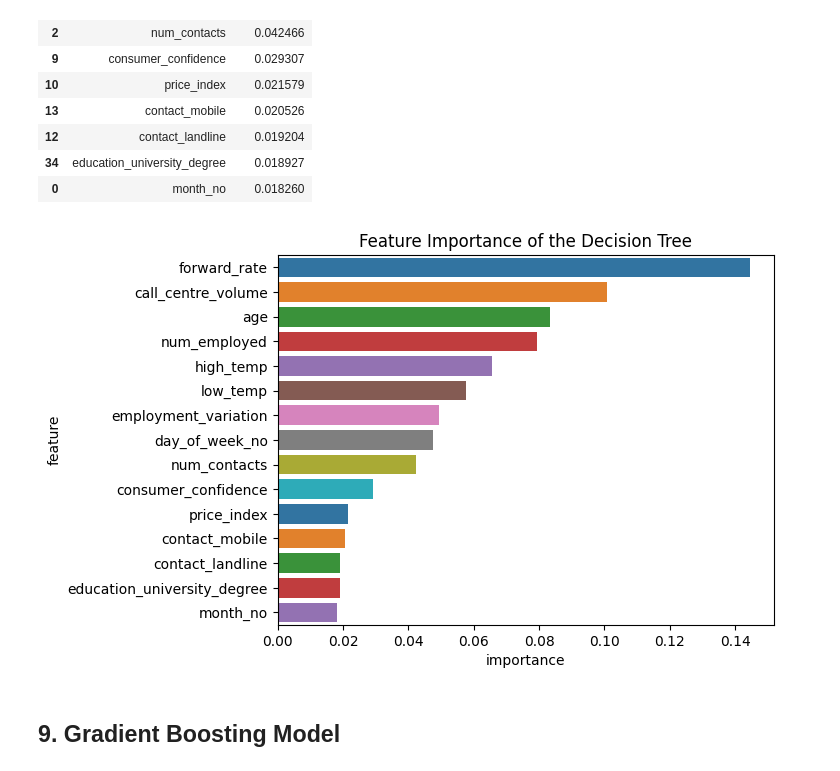
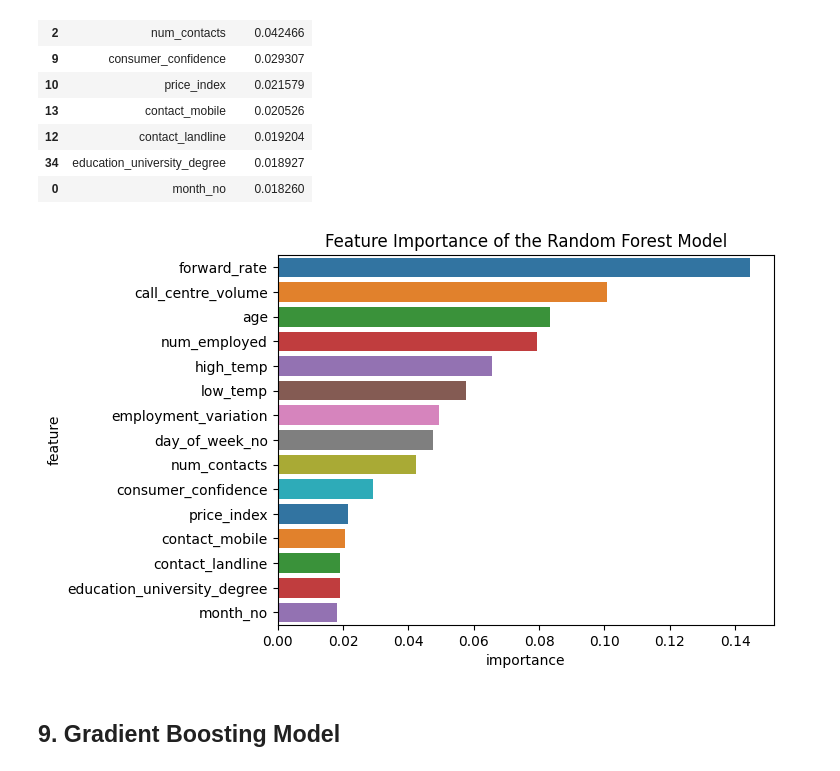
Before and after one commit to krasvachev/Data-Science-Case-Study, a Jupyter notebook: interview_solutions/task_2_machine_learning/LittleBank_Case_Study_ML_Concise_Solution.ipynb, the cells around one changed output. Saved outputs shown, nothing was run; the diff lists cells and outputs as text; code cells hidden in the pictures.

```diff
--- a/interview_solutions/task_2_machine_learning/LittleBank_Case_Study_ML_Concise_Solution.ipynb
+++ b/interview_solutions/task_2_machine_learning/LittleBank_Case_Study_ML_Concise_Solution.ipynb
@@ -1050,10 +1050,10 @@ importance_df.head(15)
 # %%
 sns.barplot(data = importance_df.head(15), x = "importance", y = "feature",
             hue = "feature", legend = False, palette = "tab10")
 
-plt.title("Feature Importance of the Decision Tree");
+plt.title("Feature Importance of the Random Forest Model");
 # %% [output]
-[figure, old version]
+[figure, new version]
 # %%
 ## Without Data Resampling
 # Train Accuracy = 1.0, Test Accuracy = 0.89687
```
Also changed, not shown: parts of 6 cells of this notebook, 6 other files.
